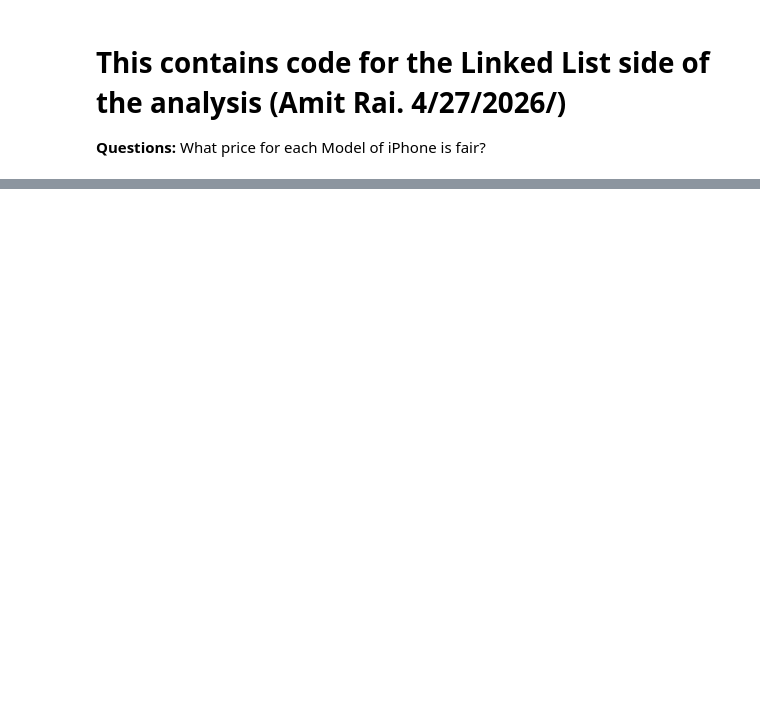
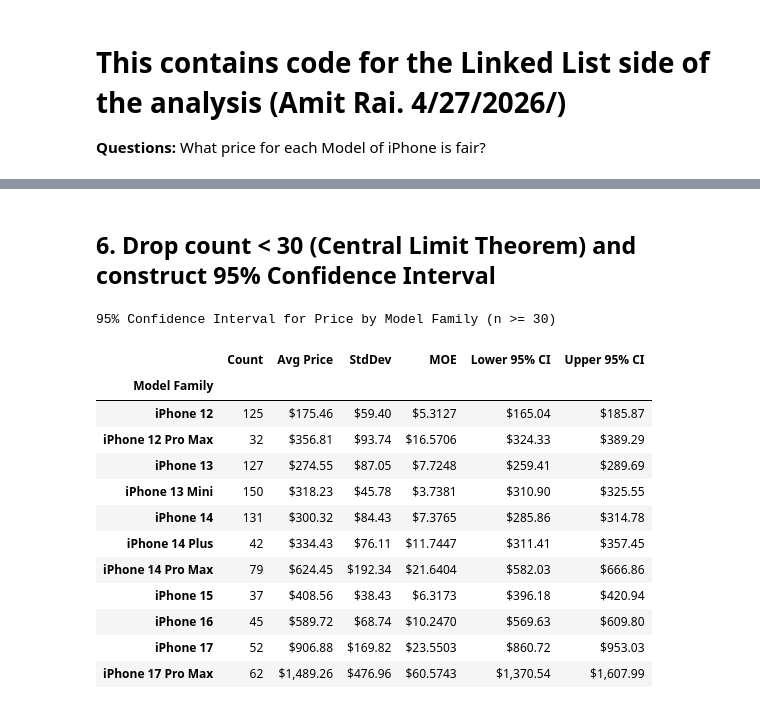
Before and after one commit to Sprink02/Data219_Group_Projects, a Jupyter notebook: Linked_List.ipynb, the cells around one changed output, grey strips where cells are left out. Cells and saved outputs as stored; diff of their text form; code cells hidden in the pictures; blank space fills up the shorter version.

```diff
--- a/Linked_List.ipynb
+++ b/Linked_List.ipynb
@@ -24,0 +388,56 @@ rawData.head()
+# %% [markdown]
+## 6. Drop count < 30 (Central Limit Theorem) and construct 95% Confidence Interval
+# %%
+# Drop models with count < 30 using the linked list's remove_family method
+to_remove = [ll.name for ll in mv if ll.count() < 30]
+for name in to_remove:
+    mv.remove_family(name)
+
+ci_rows = []
+
+for ll in mv:
+    n      = ll.count()
+    avg    = ll.average("price")
+    sd     = ll.std_dev("price")
+    moe    = sd / (n ** 0.5)
+    z_crit = 1.96  # zTable (Normality is passed by CLT)
+    margin = z_crit * moe
+
+    ci_rows.append({
+        "Model Family": ll.name,
+        "Count":        n,
+        "Avg Price":    round(avg, 2),
+        "StdDev":       round(sd, 2),
+        "MOE":          round(moe, 4),
+        "Lower 95% CI": round(avg - margin, 2),
+        "Upper 95% CI": round(avg + margin, 2),
+    })
+
+ci_df = pd.DataFrame(ci_rows).set_index("Model Family")
+
+(ci_df.style
+    .set_caption("95% Confidence Interval for Price by Model Family (n >= 30)")
+    .format({
+        "Avg Price":    "${:,.2f}",
+        "StdDev":       "${:,.2f}",
+        "MOE":          "${:,.4f}",
+        "Lower 95% CI": "${:,.2f}",
+        "Upper 95% CI": "${:,.2f}",
+        "Count":        "{:,}",
+    })
+)
+# %% [output]
+95% Confidence Interval for Price by Model Family (n >= 30)
+|  | Count | Avg Price | StdDev | MOE | Lower 95% CI | Upper 95% CI |
+| Model Family |  |  |  |  |  |  |
+| iPhone 12 | 125 | $175.46 | $59.40 | $5.3127 | $165.04 | $185.87 |
+| iPhone 12 Pro Max | 32 | $356.81 | $93.74 | $16.5706 | $324.33 | $389.29 |
+| iPhone 13 | 127 | $274.55 | $87.05 | $7.7248 | $259.41 | $289.69 |
+| iPhone 13 Mini | 150 | $318.23 | $45.78 | $3.7381 | $310.90 | $325.55 |
+| iPhone 14 | 131 | $300.32 | $84.43 | $7.3765 | $285.86 | $314.78 |
+| iPhone 14 Plus | 42 | $334.43 | $76.11 | $11.7447 | $311.41 | $357.45 |
+| iPhone 14 Pro Max | 79 | $624.45 | $192.34 | $21.6404 | $582.03 | $666.86 |
+| iPhone 15 | 37 | $408.56 | $38.43 | $6.3173 | $396.18 | $420.94 |
+| iPhone 16 | 45 | $589.72 | $68.74 | $10.2470 | $569.63 | $609.80 |
+| iPhone 17 | 52 | $906.88 | $169.82 | $23.5503 | $860.72 | $953.03 |
+| iPhone 17 Pro Max | 62 | $1,489.26 | $476.96 | $60.5743 | $1,370.54 | $1,607.99 |
```
Also changed, not shown: parts of 15 cells of this notebook, 2 other files.
